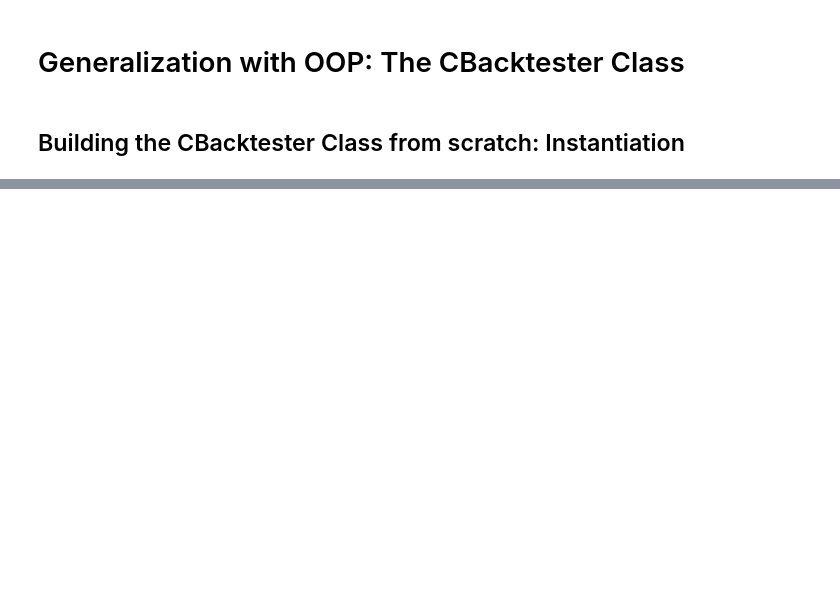
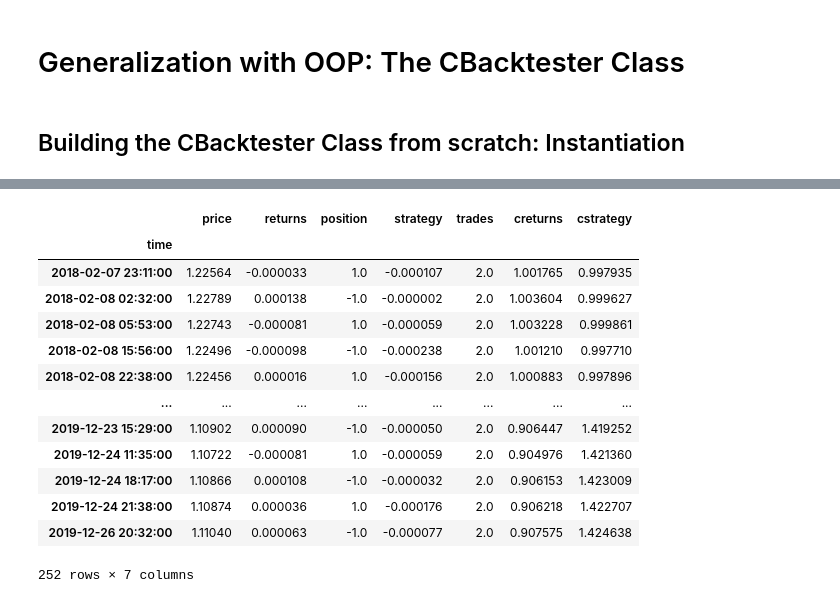
Before and after one commit to pianofreq/hagmann-perf-opt-course, a Jupyter notebook: PerfOptCourse/Section_1/CBacktester-RTM.ipynb, the cells around one changed output, grey strips where cells are left out. Drawn from its saved outputs; the diff is of its cells as text; code cells hidden in the pictures; blank space fills up the shorter version.

```diff
--- a/PerfOptCourse/Section_1/CBacktester-RTM.ipynb
+++ b/PerfOptCourse/Section_1/CBacktester-RTM.ipynb
@@ -120,0 +216,17 @@ CBacktester: symbol = EURUSD, start = 2018-01-01, end = 2019-12-30
+# %%
+tester.results.loc[tester.results.trades == 2]
+# %% [output]
+|  | price | returns | position | strategy | trades | creturns | cstrategy |
+| time |  |  |  |  |  |  |  |
+| 2018-02-07 23:11:00 | 1.22564 | -0.000033 | 1.0 | -0.000107 | 2.0 | 1.001765 | 0.997935 |
+| 2018-02-08 02:32:00 | 1.22789 | 0.000138 | -1.0 | -0.000002 | 2.0 | 1.003604 | 0.999627 |
+| 2018-02-08 05:53:00 | 1.22743 | -0.000081 | 1.0 | -0.000059 | 2.0 | 1.003228 | 0.999861 |
+| 2018-02-08 15:56:00 | 1.22496 | -0.000098 | -1.0 | -0.000238 | 2.0 | 1.001210 | 0.997710 |
+| 2018-02-08 22:38:00 | 1.22456 | 0.000016 | 1.0 | -0.000156 | 2.0 | 1.000883 | 0.997896 |
+| ... | ... | ... | ... | ... | ... | ... | ... |
+| 2019-12-23 15:29:00 | 1.10902 | 0.000090 | -1.0 | -0.000050 | 2.0 | 0.906447 | 1.419252 |
+| 2019-12-24 11:35:00 | 1.10722 | -0.000081 | 1.0 | -0.000059 | 2.0 | 0.904976 | 1.421360 |
+| 2019-12-24 18:17:00 | 1.10866 | 0.000108 | -1.0 | -0.000032 | 2.0 | 0.906153 | 1.423009 |
+| 2019-12-24 21:38:00 | 1.10874 | 0.000036 | 1.0 | -0.000176 | 2.0 | 0.906218 | 1.422707 |
+| 2019-12-26 20:32:00 | 1.11040 | 0.000063 | -1.0 | -0.000077 | 2.0 | 0.907575 | 1.424638 |
+252 rows × 7 columns
```
Also changed, not shown: parts of 5 cells of this notebook.
